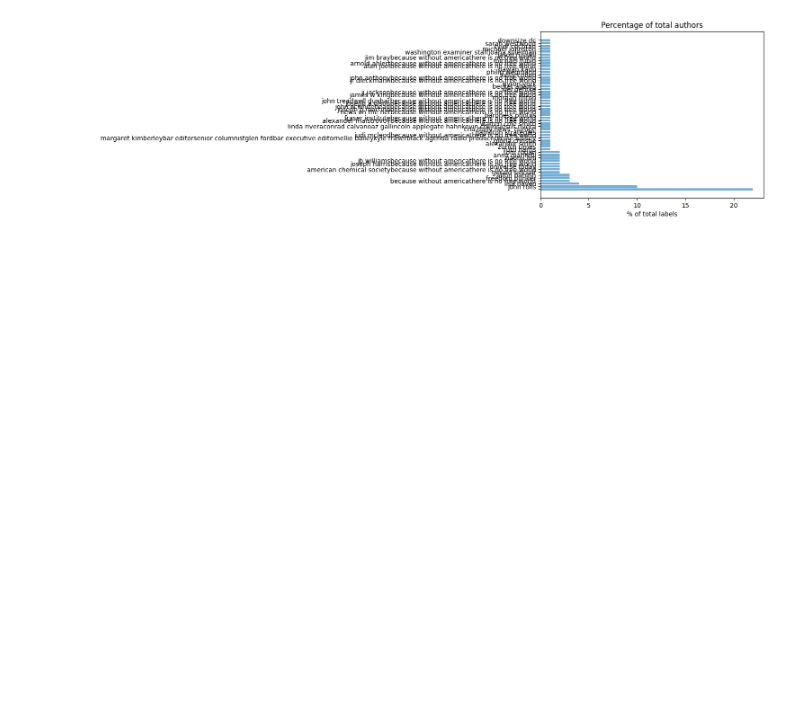
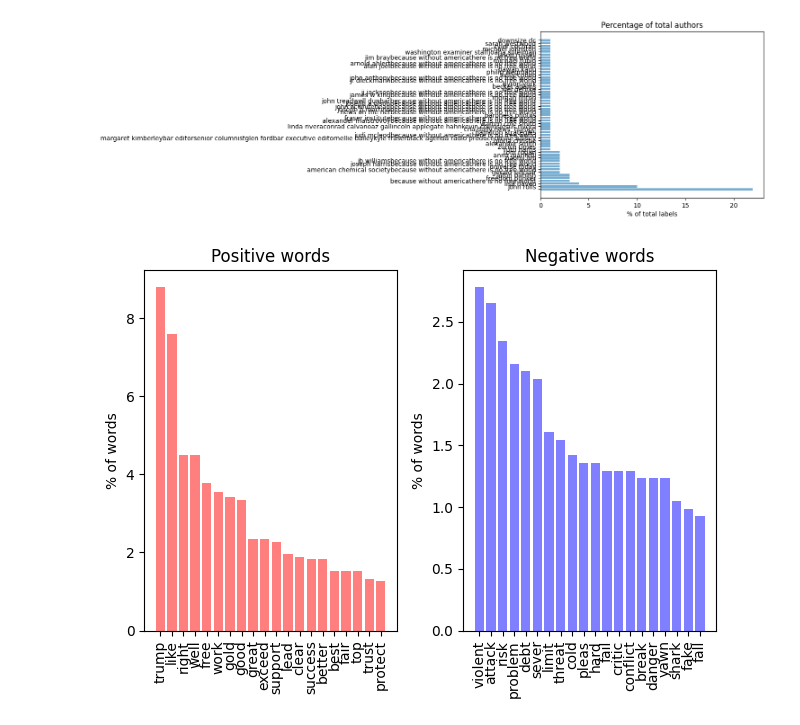
Before and after one commit to henrikdchristensen/DIKU-DS-Exam-FakeNewsDetection, a Jupyter notebook: src/bookhc.ipynb, the cells around one changed output. Drawn from its saved outputs; the diff is of its cells as text; code cells hidden in the pictures; blank space fills up the shorter version.

```diff
--- a/src/bookhc.ipynb
+++ b/src/bookhc.ipynb
@@ -64,3 +66,7 @@ Stat.barplot_authors_contribution(threshold=1)
 Stat.barplot_authors_distribution(percentage = True)
 # %% [output]
 [figure]
+# %%
+Stat.barplot_pos_vs_neg_in_fake(nwords=20, binary_label="binary_label", percentage=False)
+# %% [output]
+[figure, added]
```
Also changed, not shown: parts of 5 cells of this notebook, 1 other file.
